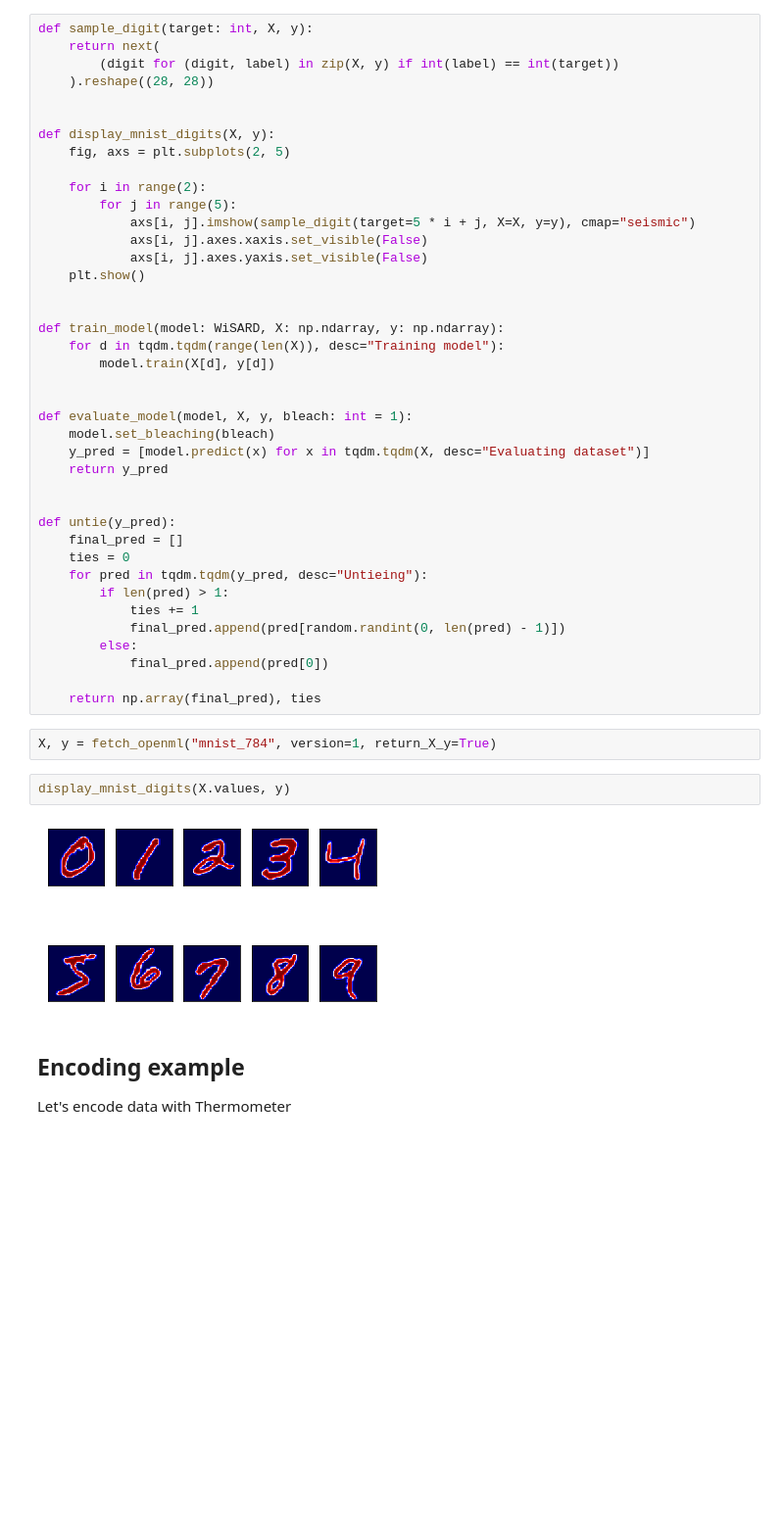
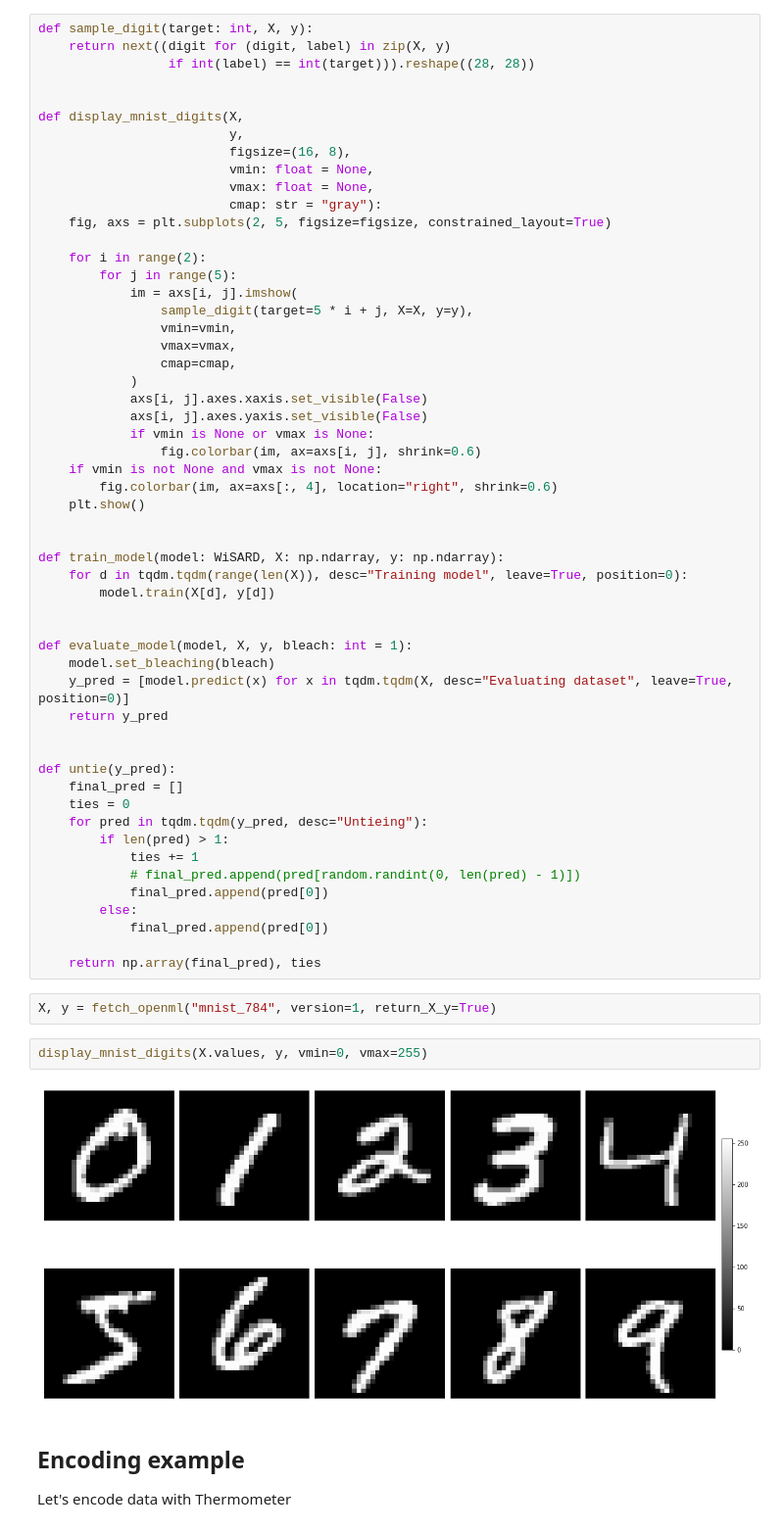
Before and after one commit to otavioon/wisard, a Jupyter notebook: wisard_mental_images.ipynb, the cells around one changed output. Shown at 98% size. Saved outputs shown, nothing was run; the diff lists cells and outputs as text; blank space fills up the shorter version.

```diff
--- a/wisard_mental_images.ipynb
+++ b/wisard_mental_images.ipynb
@@ -19,30 +19,43 @@ from wisard.wisard import WiSARD
 %matplotlib inline
 # %%
 def sample_digit(target: int, X, y):
-    return next(
-        (digit for (digit, label) in zip(X, y) if int(label) == int(target))
-    ).reshape((28, 28))
+    return next((digit for (digit, label) in zip(X, y)
+                 if int(label) == int(target))).reshape((28, 28))
 
 
-def display_mnist_digits(X, y):
-    fig, axs = plt.subplots(2, 5)
+def display_mnist_digits(X,
+                         y,
+                         figsize=(16, 8),
+                         vmin: float = None,
+                         vmax: float = None,
+                         cmap: str = "gray"):
+    fig, axs = plt.subplots(2, 5, figsize=figsize, constrained_layout=True)
 
     for i in range(2):
         for j in range(5):
-            axs[i, j].imshow(sample_digit(target=5 * i + j, X=X, y=y), cmap="seismic")
+            im = axs[i, j].imshow(
+                sample_digit(target=5 * i + j, X=X, y=y),
+                vmin=vmin,
+                vmax=vmax,
+                cmap=cmap,
+            )
             axs[i, j].axes.xaxis.set_visible(False)
             axs[i, j].axes.yaxis.set_visible(False)
+            if vmin is None or vmax is None:
+                fig.colorbar(im, ax=axs[i, j], shrink=0.6)
+    if vmin is not None and vmax is not None:
+        fig.colorbar(im, ax=axs[:, 4], location="right", shrink=0.6)
     plt.show()
 
 
 def train_model(model: WiSARD, X: np.ndarray, y: np.ndarray):
-    for d in tqdm.tqdm(range(len(X)), desc="Training model"):
+    for d in tqdm.tqdm(range(len(X)), desc="Training model", leave=True, position=0):
         model.train(X[d], y[d])
 
 
 def evaluate_model(model, X, y, bleach: int = 1):
     model.set_bleaching(bleach)
-    y_pred = [model.predict(x) for x in tqdm.tqdm(X, desc="Evaluating dataset")]
+    y_pred = [model.predict(x) for x in tqdm.tqdm(X, desc="Evaluating dataset", leave=True, position=0)]
     return y_pred
 
 
@@ -52,7 +65,8 @@ def untie(y_pred):
     for pred in tqdm.tqdm(y_pred, desc="Untieing"):
         if len(pred) > 1:
             ties += 1
-            final_pred.append(pred[random.randint(0, len(pred) - 1)])
+            # final_pred.append(pred[random.randint(0, len(pred) - 1)])
+            final_pred.append(pred[0])
         else:
             final_pred.append(pred[0])
 
@@ -60,9 +74,9 @@ def untie(y_pred):
 # %%
 X, y = fetch_openml("mnist_784", version=1, return_X_y=True)
 # %%
-display_mnist_digits(X.values, y)
+display_mnist_digits(X.values, y, vmin=0, vmax=255)
 # %% [output]
-[figure, old version]
+[figure, new version]
 # %% [markdown]
 ## Encoding example
 
```
Also changed, not shown: parts of 41 cells of this notebook, 3 other files.
